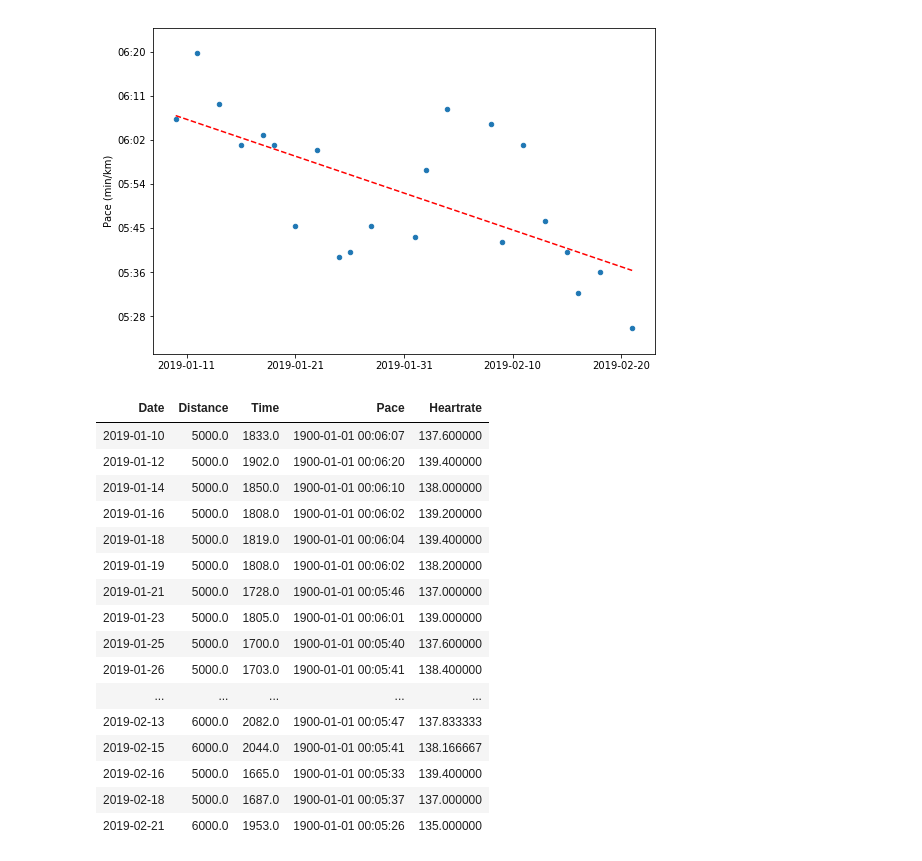
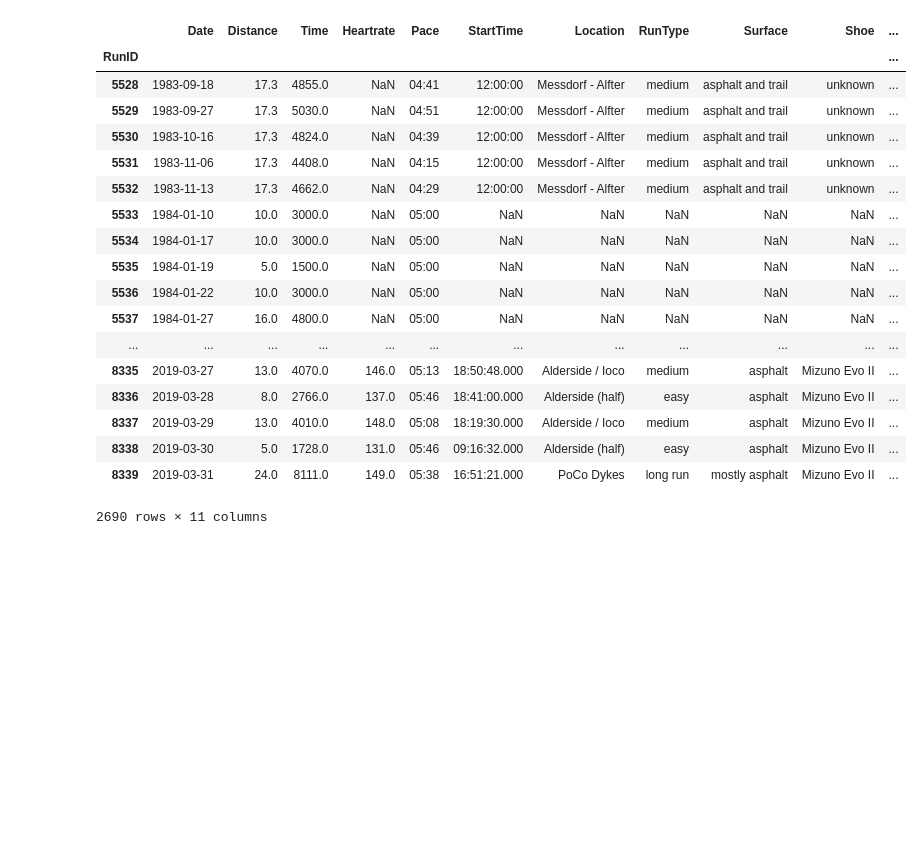
Before and after one commit to boffyflow/atleto, a Jupyter notebook: python/atleto.ipynb, the cells around one changed output. Drawn from its saved outputs; the diff is of its cells as text; code cells hidden in the pictures; blank space fills up the shorter version.

```diff
--- a/python/atleto.ipynb
+++ b/python/atleto.ipynb
@@ -1,38 +1,44 @@
 # %%
+import datetime as dt
 import atleto as atl
 from IPython.display import display, HTML
 
 
 file = '../website/atleto/data/atleto_data.atl'
 
-a = atl.atleto( file)
+sd = dt.datetime.strptime( '1980-01-01', '%Y-%m-%d')
+ed = dt.datetime.strptime( '2100-01-01', '%Y-%m-%d')
+
+a = atl.atleto( file, sd, ed)
+
+#days = a.aggregate('W')
+#days
+
 runs = a.runs()
+runs
 
-runs = runs[(runs['Distance'] >= 5000.0) &
-            (round(runs['Heartrate']) <= 140) &
-            (round(runs['Heartrate']) >= 135) &
-            (runs['Date'] >= '2019-01-01')]
 
-atl.plotEasyPace(runs)
+#atl.plotEasyPace(runs)
 
 # display table
-display(HTML(runs.to_html(index=False)))
+#display(HTML(runs.to_html(index=False)))
 # %% [output]
-[figure, removed]
-| Date | Distance | Time | Pace | Heartrate |
-| 2019-01-10 | 5000.0 | 1833.0 | 1900-01-01 00:06:07 | 137.600000 |
-| 2019-01-12 | 5000.0 | 1902.0 | 1900-01-01 00:06:20 | 139.400000 |
-| 2019-01-14 | 5000.0 | 1850.0 | 1900-01-01 00:06:10 | 138.000000 |
-| 2019-01-16 | 5000.0 | 1808.0 | 1900-01-01 00:06:02 | 139.200000 |
-| 2019-01-18 | 5000.0 | 1819.0 | 1900-01-01 00:06:04 | 139.400000 |
-| 2019-01-19 | 5000.0 | 1808.0 | 1900-01-01 00:06:02 | 138.200000 |
-| 2019-01-21 | 5000.0 | 1728.0 | 1900-01-01 00:05:46 | 137.000000 |
-| 2019-01-23 | 5000.0 | 1805.0 | 1900-01-01 00:06:01 | 139.000000 |
-| 2019-01-25 | 5000.0 | 1700.0 | 1900-01-01 00:05:40 | 137.600000 |
-| 2019-01-26 | 5000.0 | 1703.0 | 1900-01-01 00:05:41 | 138.400000 |
-| ... | ... | ... | ... | ... |
-| 2019-02-13 | 6000.0 | 2082.0 | 1900-01-01 00:05:47 | 137.833333 |
-| 2019-02-15 | 6000.0 | 2044.0 | 1900-01-01 00:05:41 | 138.166667 |
-| 2019-02-16 | 5000.0 | 1665.0 | 1900-01-01 00:05:33 | 139.400000 |
-| 2019-02-18 | 5000.0 | 1687.0 | 1900-01-01 00:05:37 | 137.000000 |
-| 2019-02-21 | 6000.0 | 1953.0 | 1900-01-01 00:05:26 | 135.000000 |
+|  | Date | Distance | Time | Heartrate | Pace | StartTime | Location | RunType | Surface | Shoe | ... |
+| RunID |  |  |  |  |  |  |  |  |  |  | ... |
+| 5528 | 1983-09-18 | 17.3 | 4855.0 | NaN | 04:41 | 12:00:00 | Messdorf - Alfter | medium | asphalt and trail | unknown | ... |
+| 5529 | 1983-09-27 | 17.3 | 5030.0 | NaN | 04:51 | 12:00:00 | Messdorf - Alfter | medium | asphalt and trail | unknown | ... |
+| 5530 | 1983-10-16 | 17.3 | 4824.0 | NaN | 04:39 | 12:00:00 | Messdorf - Alfter | medium | asphalt and trail | unknown | ... |
+| 5531 | 1983-11-06 | 17.3 | 4408.0 | NaN | 04:15 | 12:00:00 | Messdorf - Alfter | medium | asphalt and trail | unknown | ... |
+| 5532 | 1983-11-13 | 17.3 | 4662.0 | NaN | 04:29 | 12:00:00 | Messdorf - Alfter | medium | asphalt and trail | unknown | ... |
+| 5533 | 1984-01-10 | 10.0 | 3000.0 | NaN | 05:00 | NaN | NaN | NaN | NaN | NaN | ... |
+| 5534 | 1984-01-17 | 10.0 | 3000.0 | NaN | 05:00 | NaN | NaN | NaN | NaN | NaN | ... |
+| 5535 | 1984-01-19 | 5.0 | 1500.0 | NaN | 05:00 | NaN | NaN | NaN | NaN | NaN | ... |
+| 5536 | 1984-01-22 | 10.0 | 3000.0 | NaN | 05:00 | NaN | NaN | NaN | NaN | NaN | ... |
+| 5537 | 1984-01-27 | 16.0 | 4800.0 | NaN | 05:00 | NaN | NaN | NaN | NaN | NaN | ... |
+| ... | ... | ... | ... | ... | ... | ... | ... | ... | ... | ... | ... |
+| 8335 | 2019-03-27 | 13.0 | 4070.0 | 146.0 | 05:13 | 18:50:48.000 | Alderside / Ioco | medium | asphalt | Mizuno Evo II | ... |
+| 8336 | 2019-03-28 | 8.0 | 2766.0 | 137.0 | 05:46 | 18:41:00.000 | Alderside (half) | easy | asphalt | Mizuno Evo II | ... |
+| 8337 | 2019-03-29 | 13.0 | 4010.0 | 148.0 | 05:08 | 18:19:30.000 | Alderside / Ioco | medium | asphalt | Mizuno Evo II | ... |
+| 8338 | 2019-03-30 | 5.0 | 1728.0 | 131.0 | 05:46 | 09:16:32.000 | Alderside (half) | easy | asphalt | Mizuno Evo II | ... |
+| 8339 | 2019-03-31 | 24.0 | 8111.0 | 149.0 | 05:38 | 16:51:21.000 | PoCo Dykes | long run | mostly asphalt | Mizuno Evo II | ... |
+2690 rows × 11 columns
```
Also changed, not shown: 3 other files.
